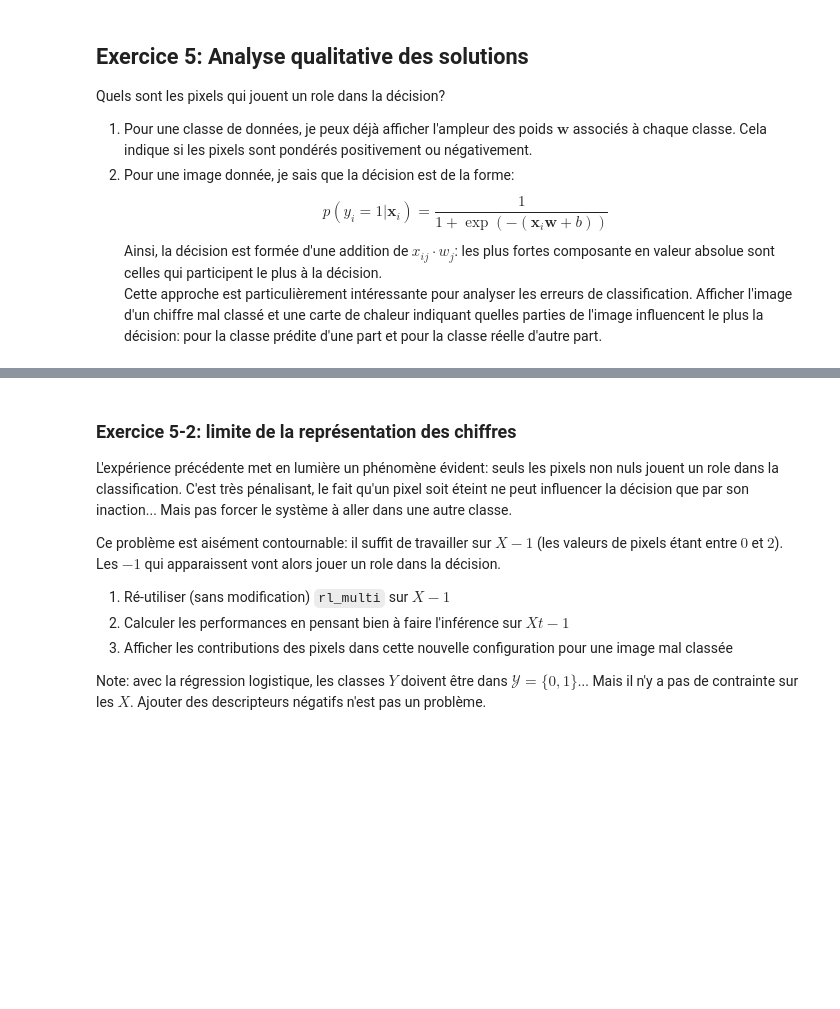
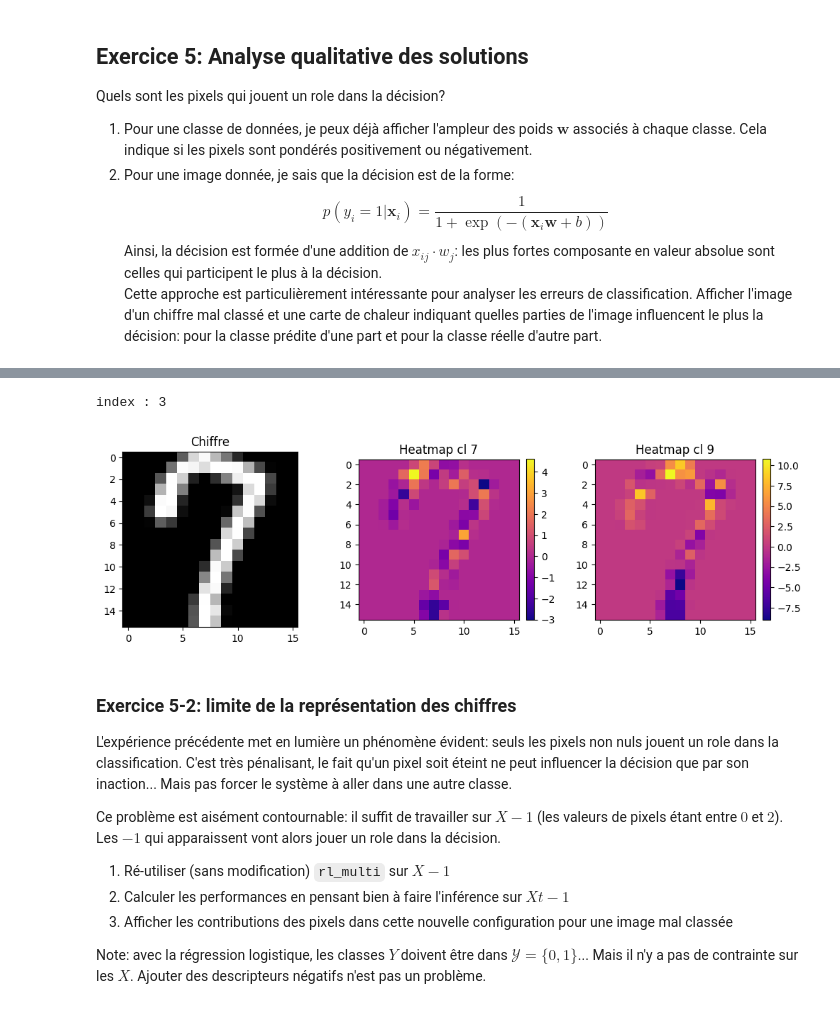
Before and after one commit to dataymeric/DAC, a Jupyter notebook: tme10/RegLog-etu.ipynb, the cells around one changed output, grey strips where cells are left out. Saved outputs shown, nothing was run; the diff lists cells and outputs as text; code cells hidden in the pictures; blank space fills up the shorter version.

```diff
--- a/tme10/RegLog-etu.ipynb
+++ b/tme10/RegLog-etu.ipynb
@@ -365,23 +442,29 @@ for i in range(10):
 # %%
 # trouver un échantillon mal classé (PAS DE CODE A AJOUTER):
 
 index = np.where(Y != Y_pred)[0][0]  # parmi les points d'apprentissage
-print(index)
+print("index :", index)
 
-plt.figure()
-plt.subplots(1, 3)
+plt.figure(figsize=(10,5))
 plt.subplot(1, 3, 1)
 plt.imshow(X[index].reshape(16, 16), cmap="gray")
 plt.title("Chiffre")
+
 plt.subplot(1, 3, 2)
 plt.imshow((X[index] * W[:, int(Y[index])]).reshape(16, 16), cmap="plasma")
-plt.colorbar()
+plt.colorbar(fraction=0.046, pad=0.04)
 plt.title("Heatmap cl " + str(int(Y[index])))
+
 plt.subplot(1, 3, 3)
 plt.imshow((X[index] * W[:, int(Y_pred[index])]).reshape(16, 16), cmap="plasma")
 plt.title("Heatmap cl " + str(int(Y_pred[index])))
-plt.colorbar()
+plt.colorbar(fraction=0.046, pad=0.04)
 plt.savefig("malclasse.png")
+plt.tight_layout()
+plt.show()
+# %% [output]
+index : 3
+[figure, added]
 # %% [markdown]
 ### Exercice 5-2: limite de la représentation des chiffres
 
```
Also changed, not shown: parts of 19 cells of this notebook, 2 other files.
